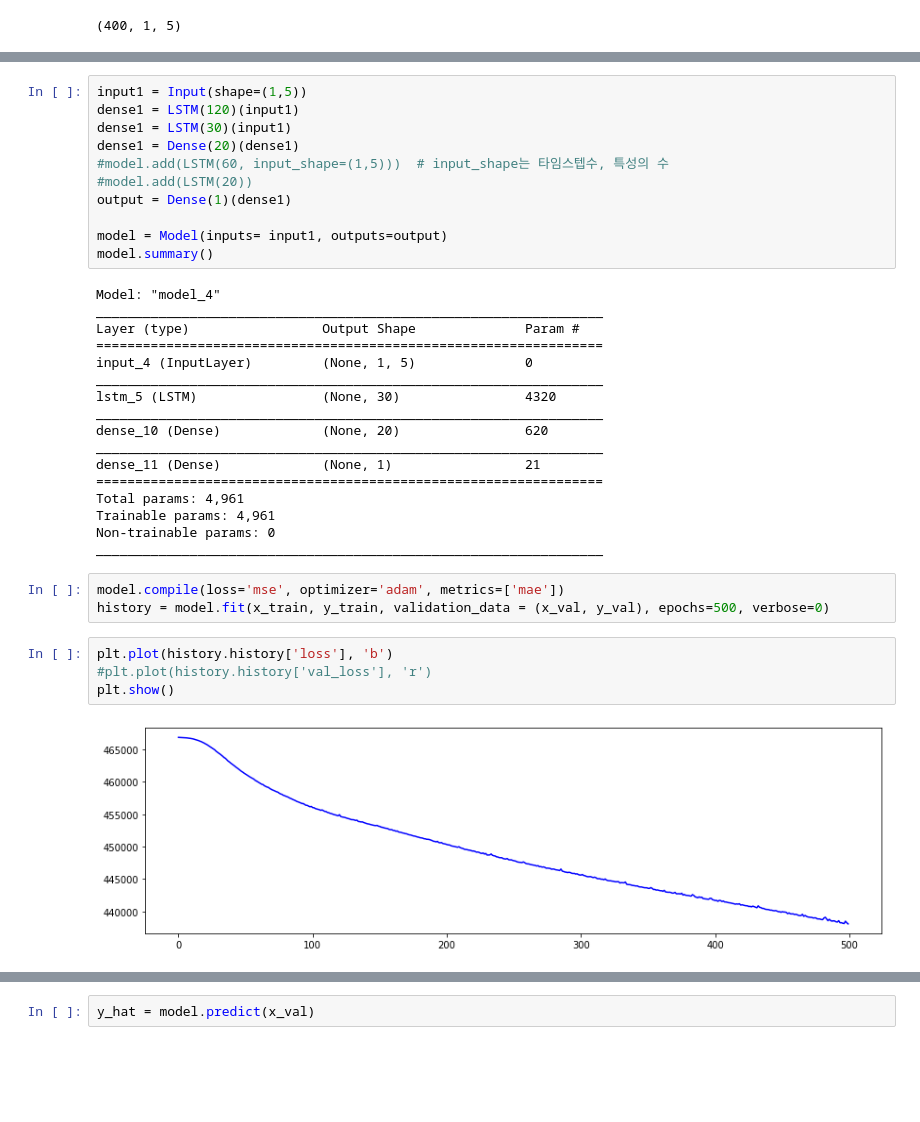
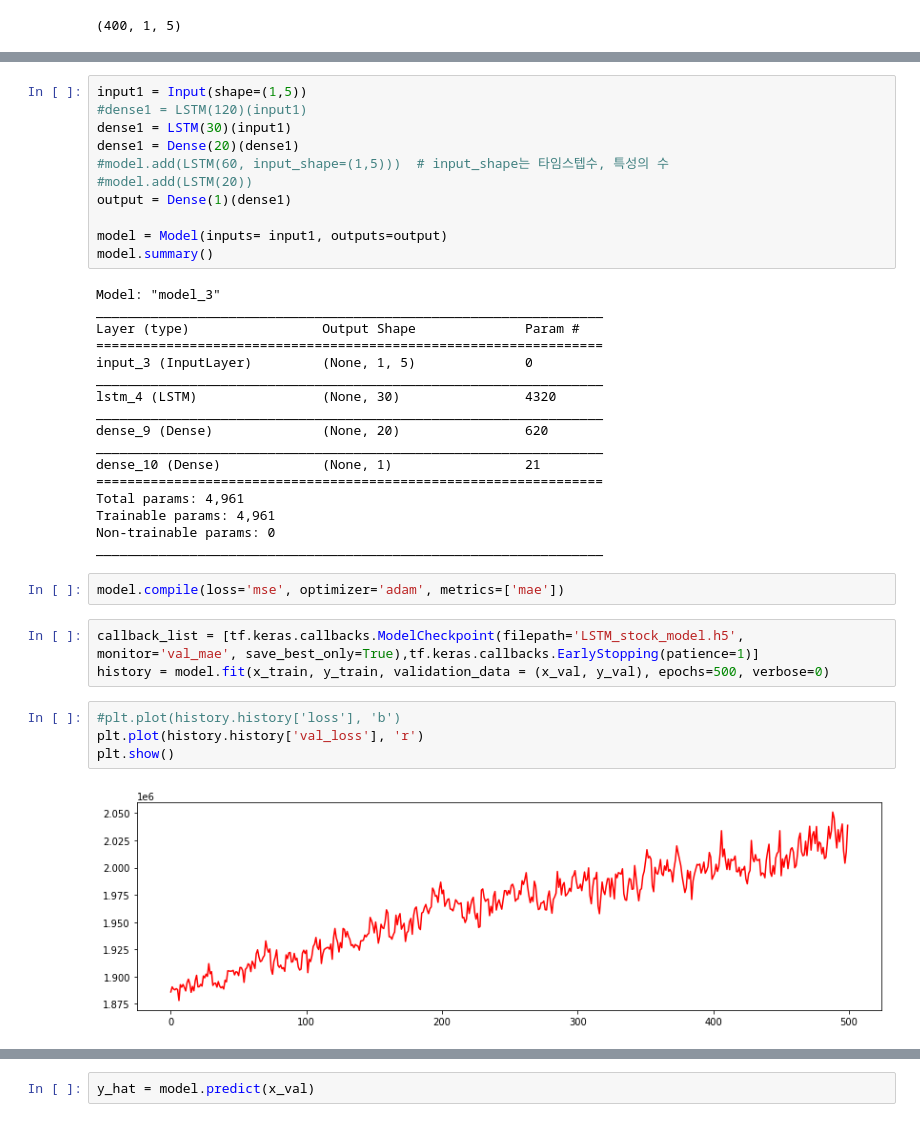
Before and after one commit to sjbaek12/sjbaek12.github.io, a Jupyter notebook: 주가예측_LSTM.ipynb, the cells around one changed output, grey strips where cells are left out. Saved outputs shown, nothing was run; the diff lists cells and outputs as text; blank space fills up the shorter version.

```diff
--- a/주가예측_LSTM.ipynb
+++ b/주가예측_LSTM.ipynb
@@ -243,6 +246,6 @@ Using TensorFlow backend.
 # %%
 input1 = Input(shape=(1,5))
-dense1 = LSTM(120)(input1)
+#dense1 = LSTM(120)(input1)
 dense1 = LSTM(30)(input1)
 dense1 = Dense(20)(dense1)
 #model.add(LSTM(60, input_shape=(1,5)))  # input_shape는 타임스텝수, 특성의 수
@@ -252,17 +255,17 @@ output = Dense(1)(dense1)
 model = Model(inputs= input1, outputs=output)
 model.summary()
 # %% [output]
-Model: "model_4"
+Model: "model_3"
 _________________________________________________________________
 Layer (type)                 Output Shape              Param #
 =================================================================
-input_4 (InputLayer)         (None, 1, 5)              0
+input_3 (InputLayer)         (None, 1, 5)              0
 _________________________________________________________________
-lstm_5 (LSTM)                (None, 30)                4320
+lstm_4 (LSTM)                (None, 30)                4320
 _________________________________________________________________
-dense_10 (Dense)             (None, 20)                620
+dense_9 (Dense)              (None, 20)                620
 _________________________________________________________________
-dense_11 (Dense)             (None, 1)                 21
+dense_10 (Dense)             (None, 1)                 21
 =================================================================
 Total params: 4,961
 Trainable params: 4,961
@@ -270,11 +273,13 @@ Non-trainable params: 0
 _________________________________________________________________
 # %%
 model.compile(loss='mse', optimizer='adam', metrics=['mae'])
-history = model.fit(x_train, y_train, validation_data = (x_val, y_val), epochs=500, verbose=0)
+# %%
+callback_list = [tf.keras.callbacks.ModelCheckpoint(filepath='LSTM_stock_model.h5', monitor='val_mae', save_best_only=True),tf.keras.callbacks.EarlyStopping(patience=1)]
+history = model.fit(x_train, y_train, validation_data = (x_val, y_val), epochs=500, verbose=0)
 # %%
-plt.plot(history.history['loss'], 'b')
-#plt.plot(history.history['val_loss'], 'r')
+#plt.plot(history.history['loss'], 'b')
+plt.plot(history.history['val_loss'], 'r')
 plt.show()
 # %% [output]
-[figure, old version]
+[figure, new version]
 # %%
```
Also changed, not shown: parts of 28 cells of this notebook.
